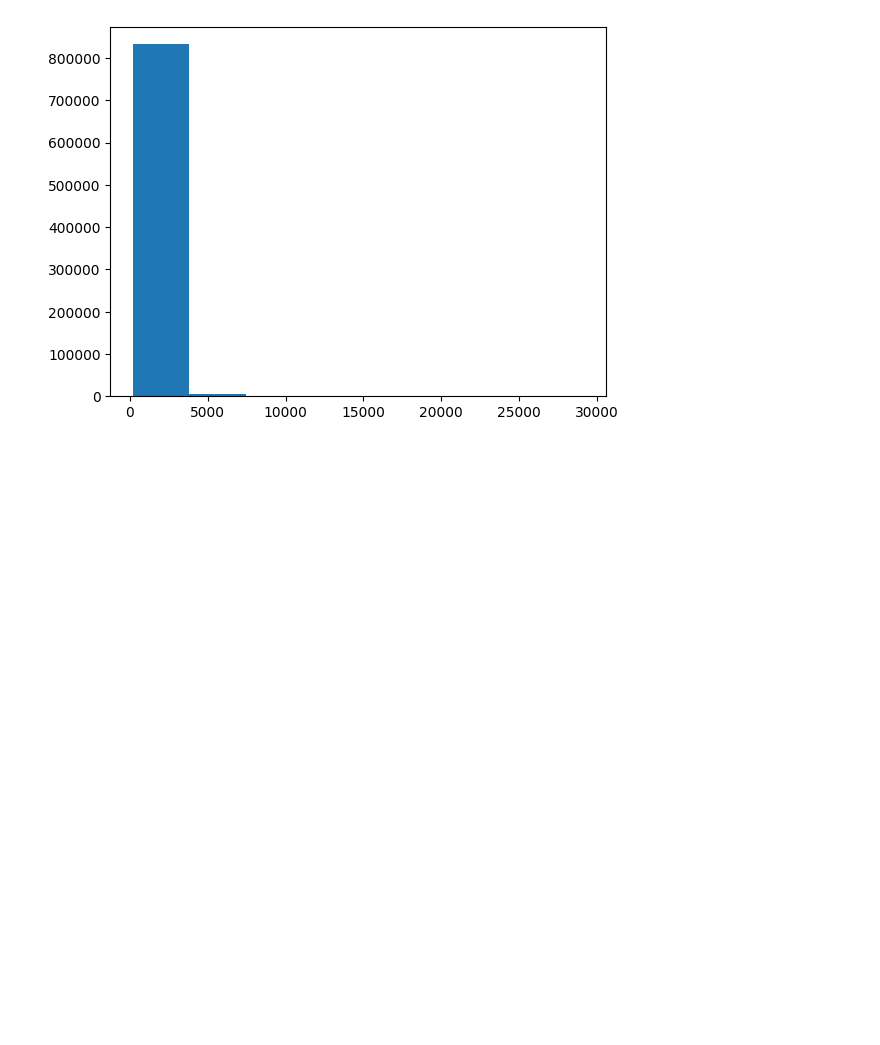
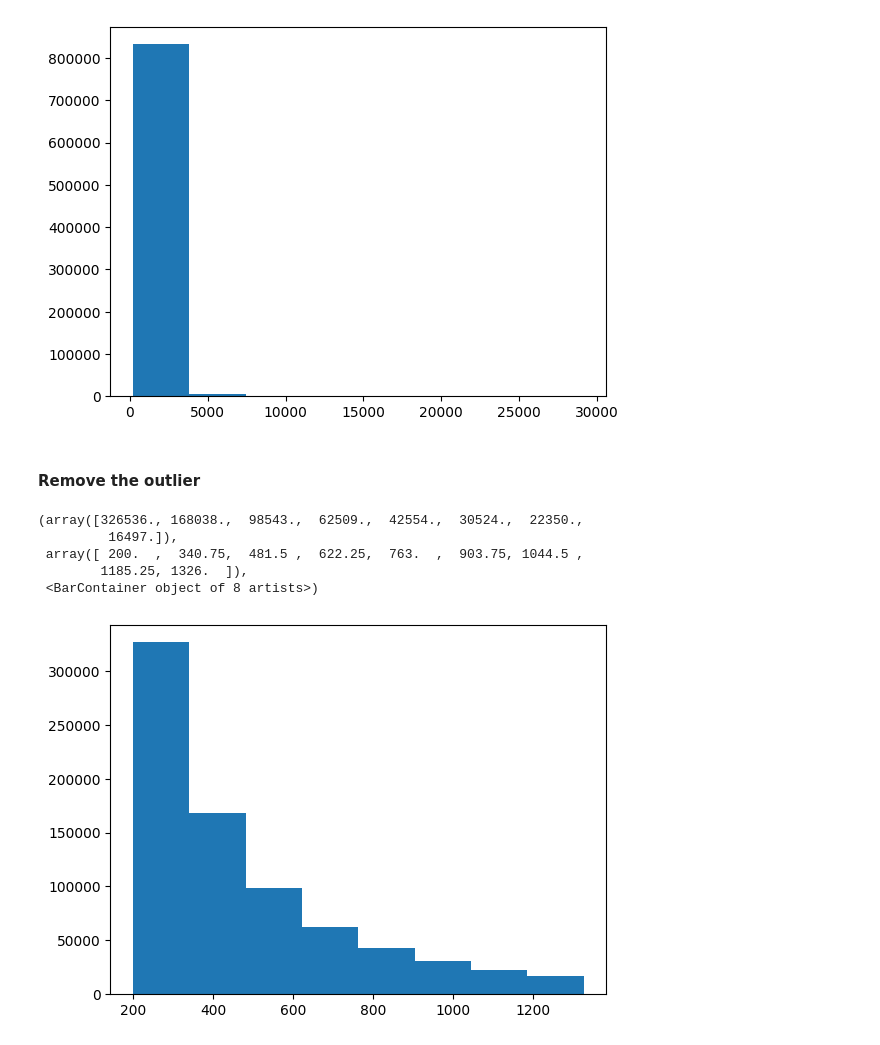
Before and after one commit to TahaAbszd/Sentiment-Analysis-NLP, a Jupyter notebook: Part1.ipynb, the cells around one changed output. Cells and saved outputs as stored; diff of their text form; code cells hidden in the pictures; blank space fills up the shorter version.

```diff
--- a/Part1.ipynb
+++ b/Part1.ipynb
@@ -183,3 +183,27 @@ plt.hist(train_data['len_review'],bins=8)
         21909.5 , 25527.75, 29146.  ]),
  <BarContainer object of 8 artists>)
 [figure]
+# %% [markdown]
+#### Remove the outlier
+# %%
+Q1 = train_data['len_review'].quantile(0.25)
+Q3 = train_data['len_review'].quantile(0.75)
+IQR = Q3 - Q1
+lower = Q1 - 1.5*IQR
+upper = Q3 + 1.5*IQR
+
+upper_arr = np.where(train_data['len_review'] >= upper)[0]
+lower_arr = np.where(train_data['len_review'] <= lower)[0]
+
+temp = train_data.copy()
+temp.drop(index=upper_arr,inplace=True)
+temp.drop(index=lower_arr,inplace=True)
+
+plt.hist(temp['len_review'],bins = 8)
+# %% [output]
+(array([326536., 168038.,  98543.,  62509.,  42554.,  30524.,  22350.,
+         16497.]),
+ array([ 200.  ,  340.75,  481.5 ,  622.25,  763.  ,  903.75, 1044.5 ,
+        1185.25, 1326.  ]),
+ <BarContainer object of 8 artists>)
+[figure, added]
```
Also changed, not shown: parts of 6 cells of this notebook.
